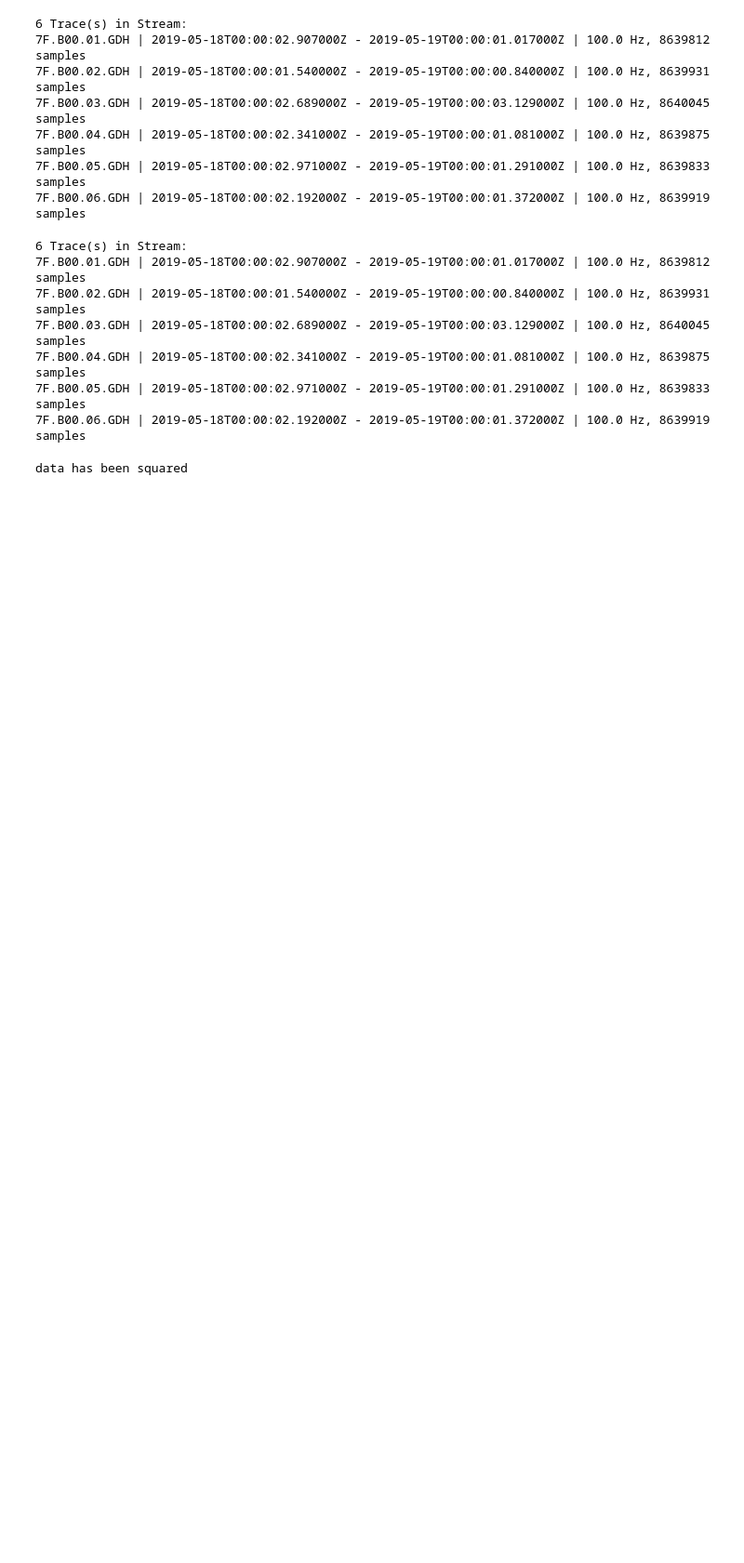
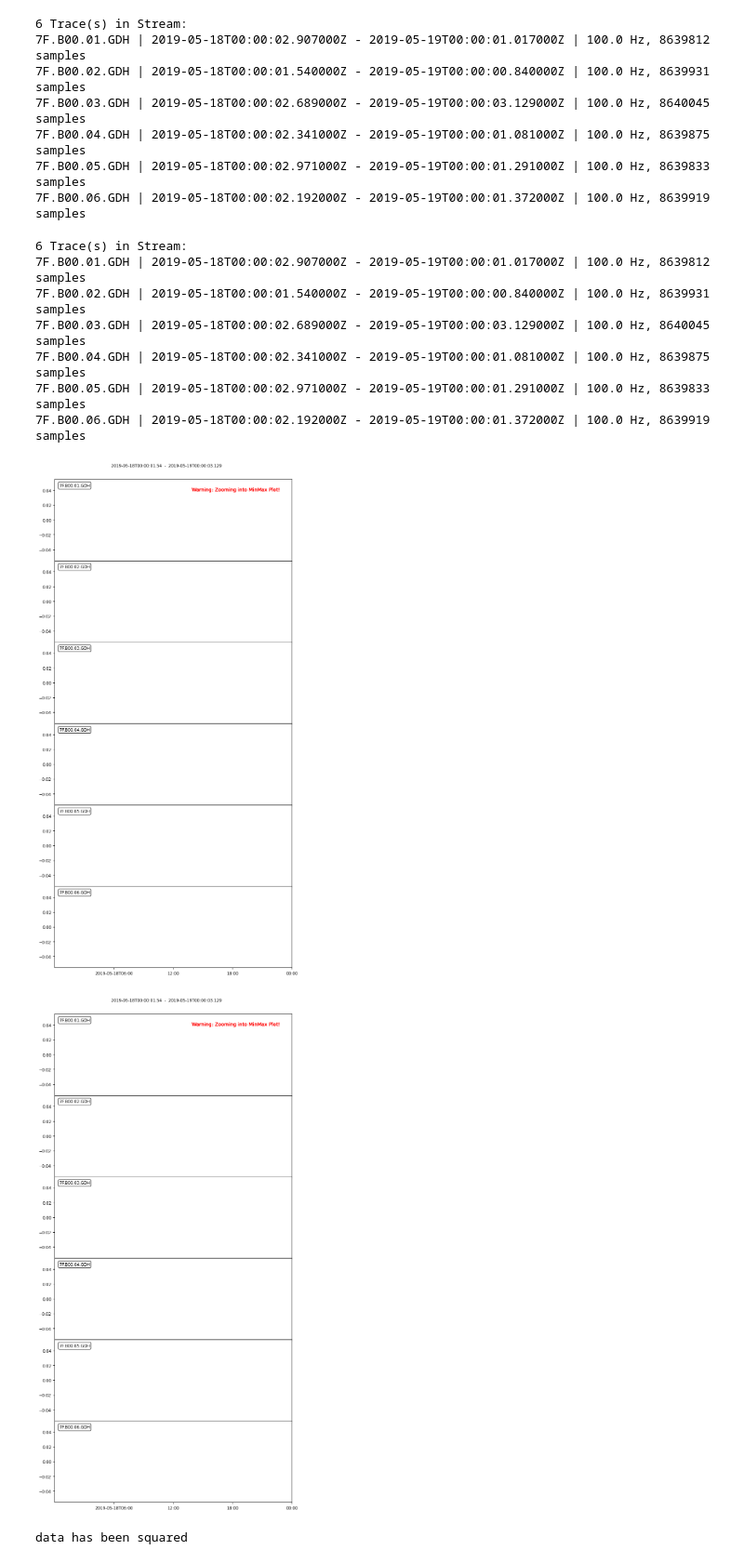
Before and after one commit to SerpRateAI/boreholeAcoustics, a Jupyter notebook: cross-correlate-envelopes.ipynb, the cells around one changed output. Shown at 93% size. Saved outputs shown, nothing was run; the diff lists cells and outputs as text; code cells hidden in the pictures; blank space fills up the shorter version.

```diff
--- a/cross-correlate-envelopes.ipynb
+++ b/cross-correlate-envelopes.ipynb
@@ -36,6 +36,11 @@ day138.detrend('demean')
 7F.B00.04.GDH | 2019-05-18T00:00:02.341000Z - 2019-05-19T00:00:01.081000Z | 100.0 Hz, 8639875 samples
 7F.B00.05.GDH | 2019-05-18T00:00:02.971000Z - 2019-05-19T00:00:01.291000Z | 100.0 Hz, 8639833 samples
 7F.B00.06.GDH | 2019-05-18T00:00:02.192000Z - 2019-05-19T00:00:01.372000Z | 100.0 Hz, 8639919 samples
+# %%
+day138.plot()
+# %% [output]
+[figure, added]
+[figure, added]
 # %%
 def square_data_in_stream(stream):
     for s in stream:
```
Also changed, not shown: parts of 9 cells of this notebook, 1 other file.
